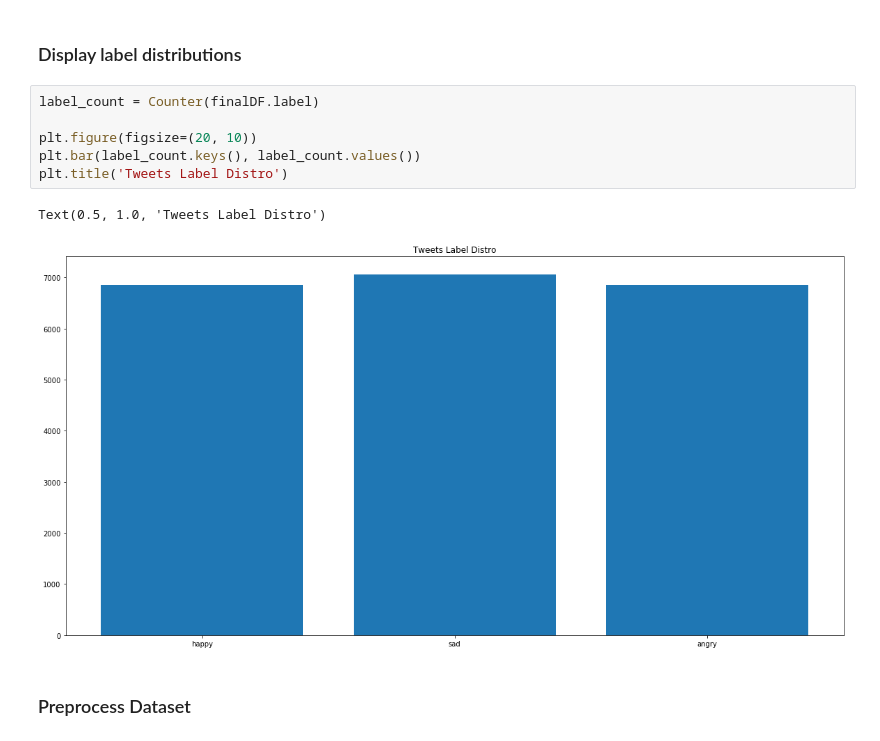
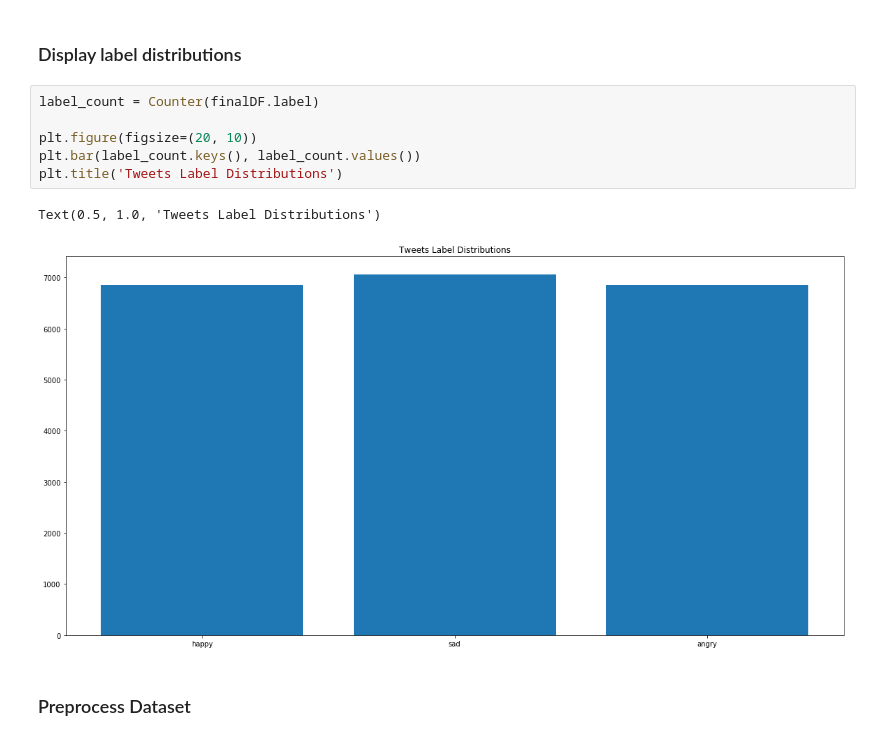
Before and after one commit to raymondng76/PRS-PRMLS-2019-08-26-IS1FT-CA2, a Jupyter notebook: code/CA2.ipynb, the cells around one changed output. Cells and saved outputs as stored; diff of their text form.

```diff
--- a/code/CA2.ipynb
+++ b/code/CA2.ipynb
@@ -172,12 +172,12 @@ finalDF.head()
 # %%
 label_count = Counter(finalDF.label)
 
 plt.figure(figsize=(20, 10))
 plt.bar(label_count.keys(), label_count.values())
-plt.title('Tweets Label Distro')
+plt.title('Tweets Label Distributions')
 # %% [output]
-Text(0.5, 1.0, 'Tweets Label Distro')
+Text(0.5, 1.0, 'Tweets Label Distributions')
-[figure, old version]
+[figure, new version]
 # %% [markdown]
 ### Preprocess Dataset
 # %%
```
Also changed, not shown: parts of 24 cells of this notebook.
